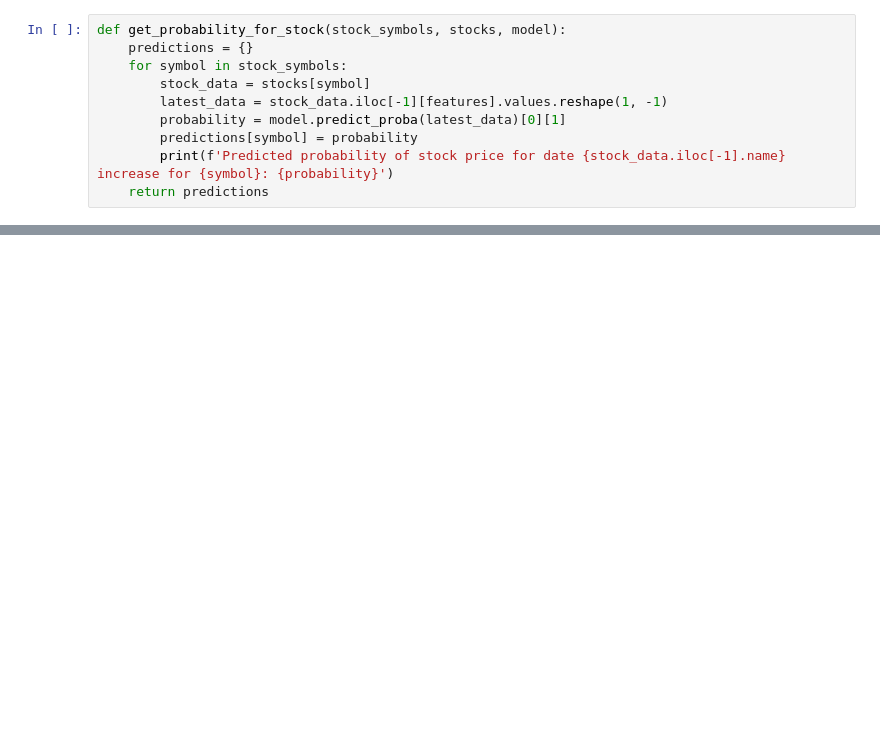
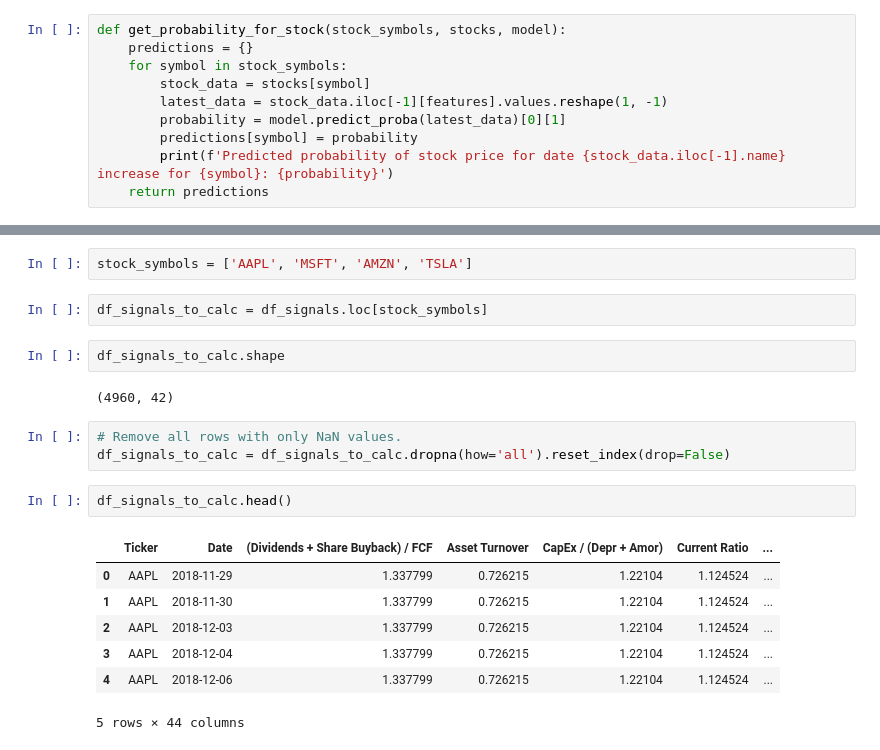
Before and after one commit to kravchukpetr/FinanceProject, a Jupyter notebook: ipynb/Stock Predict Models 1.ipynb, the cells around one changed output, grey strips where cells are left out. Saved outputs shown, nothing was run; the diff lists cells and outputs as text; blank space fills up the shorter version.

```diff
--- a/ipynb/Stock Predict Models 1.ipynb
+++ b/ipynb/Stock Predict Models 1.ipynb
@@ -241,0 +399,21 @@ df_to_lst
+# %%
+stock_symbols = ['AAPL', 'MSFT', 'AMZN', 'TSLA']
+# %%
+df_signals_to_calc = df_signals.loc[stock_symbols]
+# %%
+df_signals_to_calc.shape
+# %% [output]
+(4960, 42)
+# %%
+# Remove all rows with only NaN values.
+df_signals_to_calc = df_signals_to_calc.dropna(how='all').reset_index(drop=False)
+# %%
+df_signals_to_calc.head()
+# %% [output]
+|  | Ticker | Date | (Dividends + Share Buyback) / FCF | Asset Turnover | CapEx / (Depr + Amor) | Current Ratio | ... |
+| 0 | AAPL | 2018-11-29 | 1.337799 | 0.726215 | 1.22104 | 1.124524 | ... |
+| 1 | AAPL | 2018-11-30 | 1.337799 | 0.726215 | 1.22104 | 1.124524 | ... |
+| 2 | AAPL | 2018-12-03 | 1.337799 | 0.726215 | 1.22104 | 1.124524 | ... |
+| 3 | AAPL | 2018-12-04 | 1.337799 | 0.726215 | 1.22104 | 1.124524 | ... |
+| 4 | AAPL | 2018-12-06 | 1.337799 | 0.726215 | 1.22104 | 1.124524 | ... |
+5 rows × 44 columns
```
Also changed, not shown: parts of 36 cells of this notebook, 1 other file.
